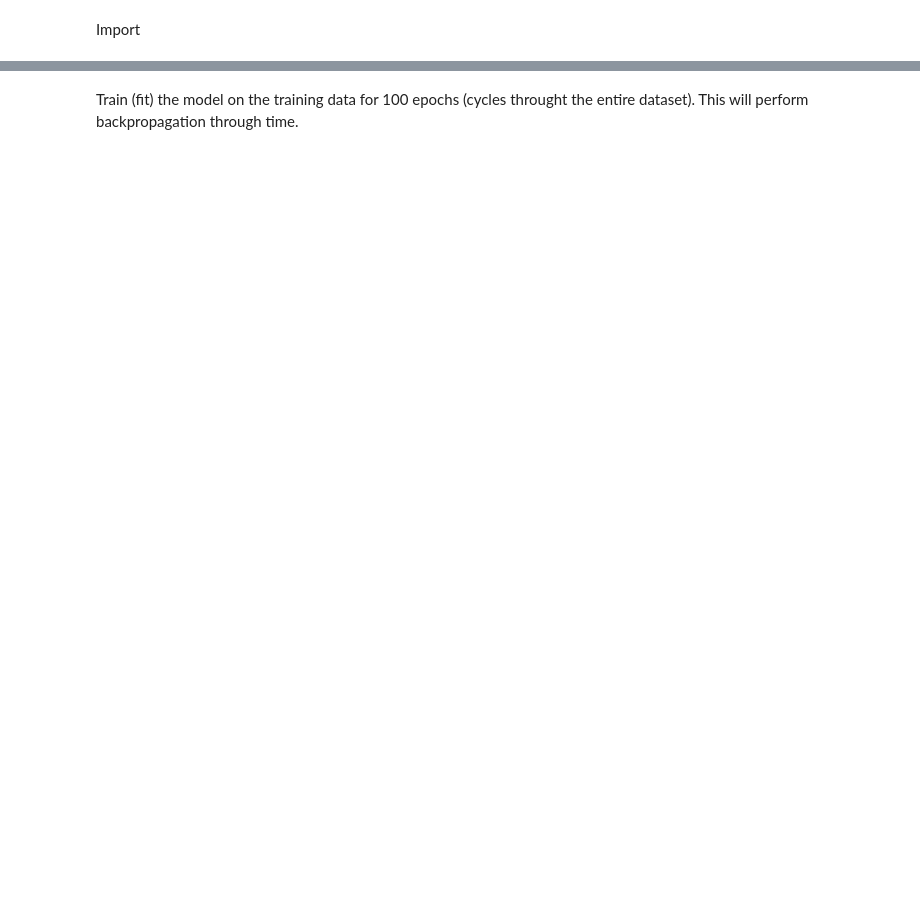
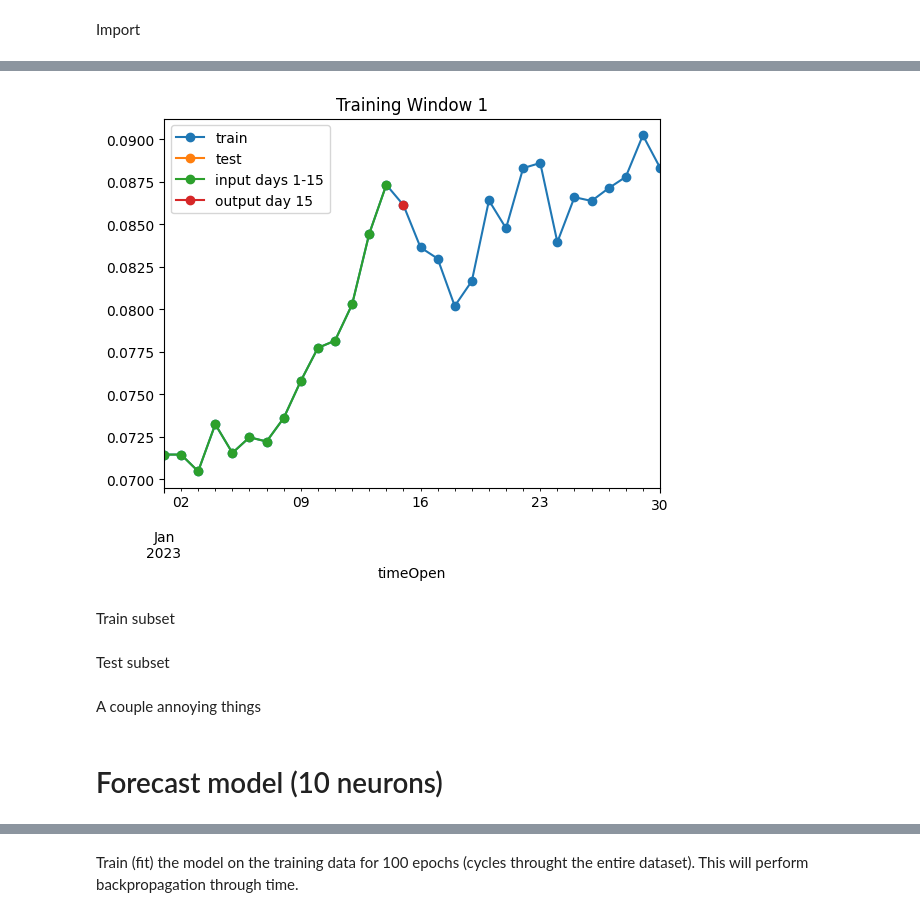
Before and after one commit to woodjmichael/PV-based-systems-lab, a Jupyter notebook: Neural Network Forecast Seminar.ipynb, the cells around one changed output, grey strips where cells are left out. Saved outputs shown, nothing was run; the diff lists cells and outputs as text; code cells hidden in the pictures; blank space fills up the shorter version.

```diff
--- a/Neural Network Forecast Seminar.ipynb
+++ b/Neural Network Forecast Seminar.ipynb
@@ -497,0 +325,11 @@ _________________________________________________________________
+# %%
+w = 1 # >= 1
+
+pd.DataFrame({'train':data.Price[:300],'test':data.Price[300:],
+              f'input days {w}-{w+14}':data.Price[w-1:w+13],
+             f'output day 15':data.Price[w+13:w+14]})[:30]\
+                  .plot(title=f'Training Window {w}',marker='o',linestyle='-');
+# %% [output]
+[figure, added]
+# %% [markdown]
+Train subset
@@ -497,0 +354,2 @@ _________________________________________________________________
+# %% [markdown]
+Test subset
@@ -497,0 +372,2 @@ _________________________________________________________________
+# %% [markdown]
+A couple annoying things
@@ -497,0 +377,2 @@ _________________________________________________________________
+# %% [markdown]
+# Forecast model (10 neurons)
```
Also changed, not shown: parts of 104 cells of this notebook, 1 other file.
